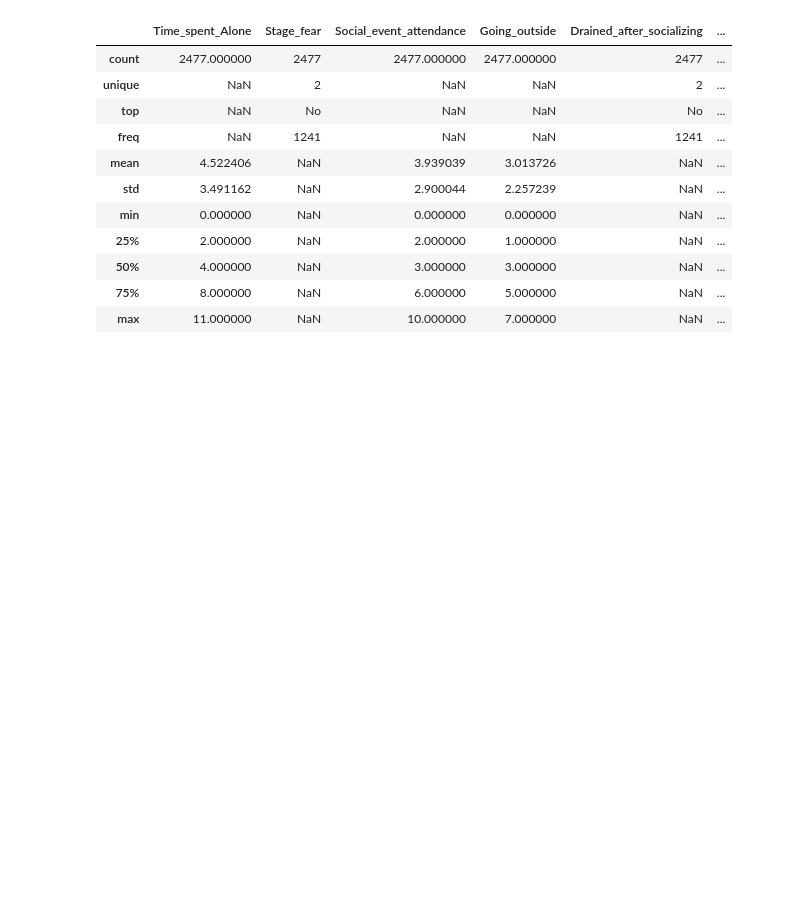
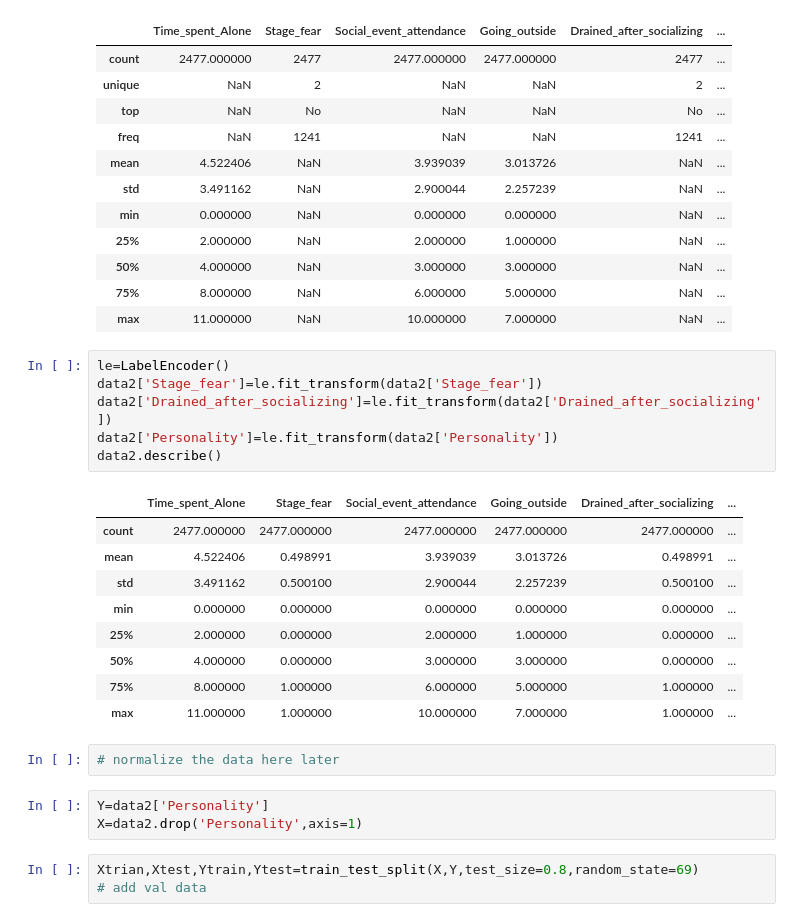
Before and after one commit to Gokul0Krishna/hair_loss_predictor, a Jupyter notebook: personality_classifier/data prep.ipynb, the cells around one changed output. Drawn from its saved outputs; the diff is of its cells as text; blank space fills up the shorter version.

Commit message:
done with intial data prep

```diff
--- a/data prep.ipynb
+++ b/personality_classifier/data prep.ipynb
@@ -62,3 +65,27 @@ data2.describe(include='all')
 | 50% | 4.000000 | NaN | 3.000000 | 3.000000 | NaN | ... |
 | 75% | 8.000000 | NaN | 6.000000 | 5.000000 | NaN | ... |
 | max | 11.000000 | NaN | 10.000000 | 7.000000 | NaN | ... |
+# %%
+le=LabelEncoder()
+data2['Stage_fear']=le.fit_transform(data2['Stage_fear'])
+data2['Drained_after_socializing']=le.fit_transform(data2['Drained_after_socializing'])
+data2['Personality']=le.fit_transform(data2['Personality'])
+data2.describe()
+# %% [output]
+|  | Time_spent_Alone | Stage_fear | Social_event_attendance | Going_outside | Drained_after_socializing | ... |
+| count | 2477.000000 | 2477.000000 | 2477.000000 | 2477.000000 | 2477.000000 | ... |
+| mean | 4.522406 | 0.498991 | 3.939039 | 3.013726 | 0.498991 | ... |
+| std | 3.491162 | 0.500100 | 2.900044 | 2.257239 | 0.500100 | ... |
+| min | 0.000000 | 0.000000 | 0.000000 | 0.000000 | 0.000000 | ... |
+| 25% | 2.000000 | 0.000000 | 2.000000 | 1.000000 | 0.000000 | ... |
+| 50% | 4.000000 | 0.000000 | 3.000000 | 3.000000 | 0.000000 | ... |
+| 75% | 8.000000 | 1.000000 | 6.000000 | 5.000000 | 1.000000 | ... |
+| max | 11.000000 | 1.000000 | 10.000000 | 7.000000 | 1.000000 | ... |
+# %%
+# normalize the data here later
+# %%
+Y=data2['Personality']
+X=data2.drop('Personality',axis=1)
+# %%
+Xtrian,Xtest,Ytrain,Ytest=train_test_split(X,Y,test_size=0.8,random_state=69)
+# add val data
```
Also changed, not shown: parts of 1 cell of this notebook, 1 other file.
